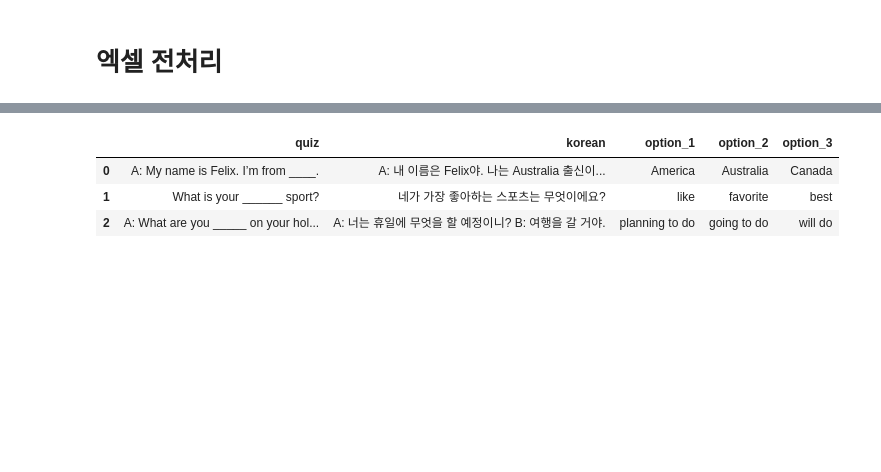
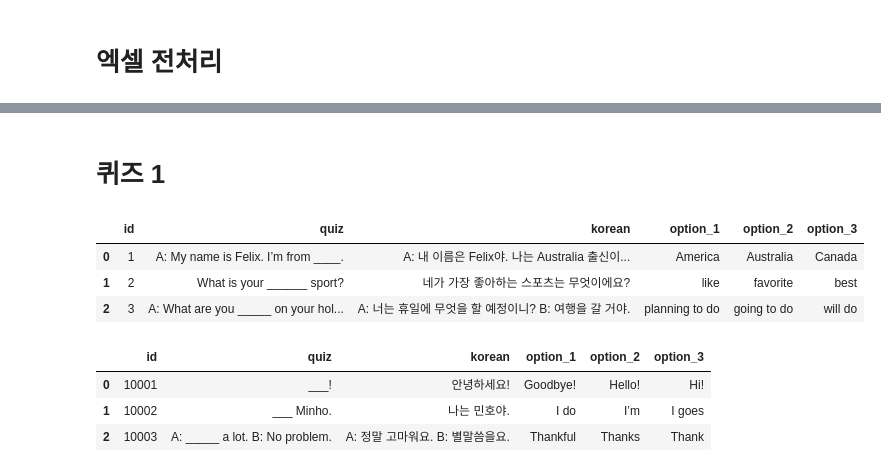
Before and after one commit to tiagyu/WeaversMind, a Jupyter notebook: Check_Valid/PreviewQuiz_check_valid.ipynb, the cells around one changed output, grey strips where cells are left out. Saved outputs shown, nothing was run; the diff lists cells and outputs as text; code cells hidden in the pictures; blank space fills up the shorter version.

```diff
--- a/Check_Valid/PreviewQuiz_check_valid.ipynb
+++ b/Check_Valid/PreviewQuiz_check_valid.ipynb
@@ -462,9 +723,12 @@ Index(['textbook ID', '학년', '출판사', '교육과정', 'Lesson', '구분',
+# %% [markdown]
+# 퀴즈 1
 # %%
-drop_col = ['textbook ID', '학년', '출판사', '교육과정', 'Lesson', '구분', 'title', 'new_DES',
-       'DESCRIPTION', 'Key Expression (영어)', 'Key Expression (한국어)',
-       'Sub Expression (영어)', 'Sub Expression (한국어)', '학습목표', 'Answer 1',
-       'Index 1', 'Quiz 2', 'Korean 2', 'Option 2-1', 'Option 2-2',
+drop_col_mid = ['textbook ID', '학년', '출판사', '교육과정', 'Lesson', '구분',
+       'title', 'new_DES', 'DESCRIPTION', 'Key Expression (영어)',
+       'Key Expression (한국어)', 'Sub Expression (영어)', 'Sub Expression (한국어)',
+       '학습목표',
+       'Answer 1', 'Index 1', 'Quiz 2', 'Korean 2', 'Option 2-1', 'Option 2-2',
        'Option 2-3', 'Answer 2', 'Index 2', '샘플 스크립트 (영어)', '샘플 스크립트 (한국어)',
-       'Unnamed: 30', 'STRUCTURE - Title, New Desc 작업용', 'Unnamed: 32',
-       'Unnamed: 33', 'Unnamed: 34']
-db_mid.drop(columns=drop_col, inplace=True)
+       'Unnamed: 31', 'STRUCTURE - Title, New Desc 작업용', 'Unnamed: 33',
+       'Unnamed: 34', 'Unnamed: 35']
+db_mid.drop(columns=drop_col_mid, inplace=True)
@@ -471,14 +752,15 @@ db_mid.drop(columns=drop_col, inplace=True)
 # %%
 db_mid = db_mid.rename(columns={
+    'curriculum id' : "id",
     'Quiz 1' : "quiz",
     'Korean 1' : "korean",
     'Option 1-1' : "option_1",
     'Option 1-2' : "option_2",
-    'Option 1-3' : "option_3"
+    'Option 1-3' : "option_3",
 })
 db_mid.head(3)
 # %% [output]
-|  | quiz | korean | option_1 | option_2 | option_3 |
-| 0 | A: My name is Felix. I’m from ____. | A: 내 이름은 Felix야. 나는 Australia 출신이... | America | Australia | Canada |
-| 1 | What is your ______ sport? | 네가 가장 좋아하는 스포츠는 무엇이에요? | like | favorite | best |
-| 2 | A: What are you _____ on your hol... | A: 너는 휴일에 무엇을 할 예정이니? B: 여행을 갈 거야. | planning to do | going to do | will do |
+|  | id | quiz | korean | option_1 | option_2 | option_3 |
+| 0 | 1 | A: My name is Felix. I’m from ____. | A: 내 이름은 Felix야. 나는 Australia 출신이... | America | Australia | Canada |
+| 1 | 2 | What is your ______ sport? | 네가 가장 좋아하는 스포츠는 무엇이에요? | like | favorite | best |
+| 2 | 3 | A: What are you _____ on your hol... | A: 너는 휴일에 무엇을 할 예정이니? B: 여행을 갈 거야. | planning to do | going to do | will do |
@@ -493,0 +767,15 @@ db_mid[:100].to_csv("test1.csv", encoding="utf-8-sig", index=True)
+# %%
+db_elem = db_elem.rename(columns={
+    'curriculum id' : "id",
+    'Quiz 1' : "quiz",
+    'Korean 1' : "korean",
+    'Option 1-1' : "option_1",
+    'Option 1-2' : "option_2",
+    'Option 1-3' : "option_3",
+})
+db_elem.head(3)
+# %% [output]
+|  | id | quiz | korean | option_1 | option_2 | option_3 |
+| 0 | 10001 | ___! | 안녕하세요! | Goodbye! | Hello! | Hi! |
+| 1 | 10002 | ___ Minho. | 나는 민호야. | I do | I’m | I goes |
+| 2 | 10003 | A: _____ a lot. B: No problem. | A: 정말 고마워요. B: 별말씀을요. | Thankful | Thanks | Thank |
```
Also changed, not shown: parts of 56 cells of this notebook.
